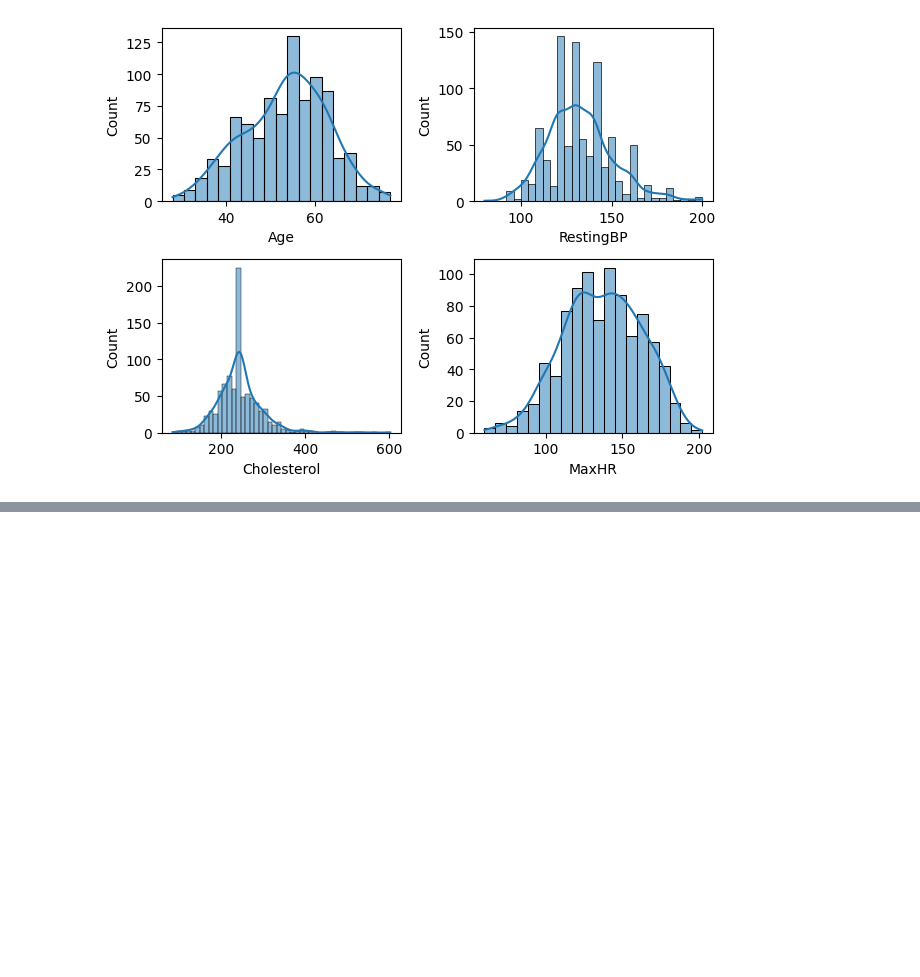
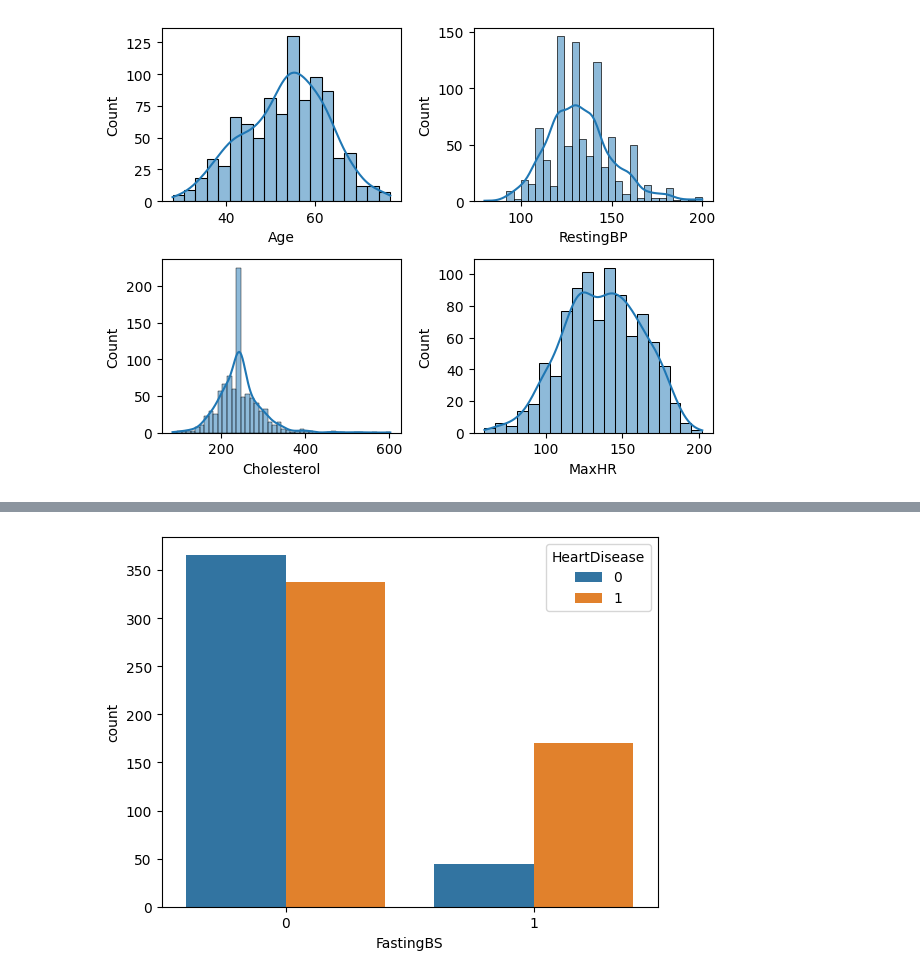
Before and after one commit to laxmansharma1811/Feature_Extraction_Project, a Jupyter notebook: heart.ipynb, the cells around one changed output, grey strips where cells are left out. Saved outputs shown, nothing was run; the diff lists cells and outputs as text; code cells hidden in the pictures; blank space fills up the shorter version.

```diff
--- a/heart.ipynb
+++ b/heart.ipynb
@@ -157,0 +186,5 @@ plt.show()
+# %%
+sns.countplot(x=df['FastingBS'], hue=df['HeartDisease'])
+plt.show()
+# %% [output]
+[figure, added]
```
Also changed, not shown: parts of 6 cells of this notebook.
